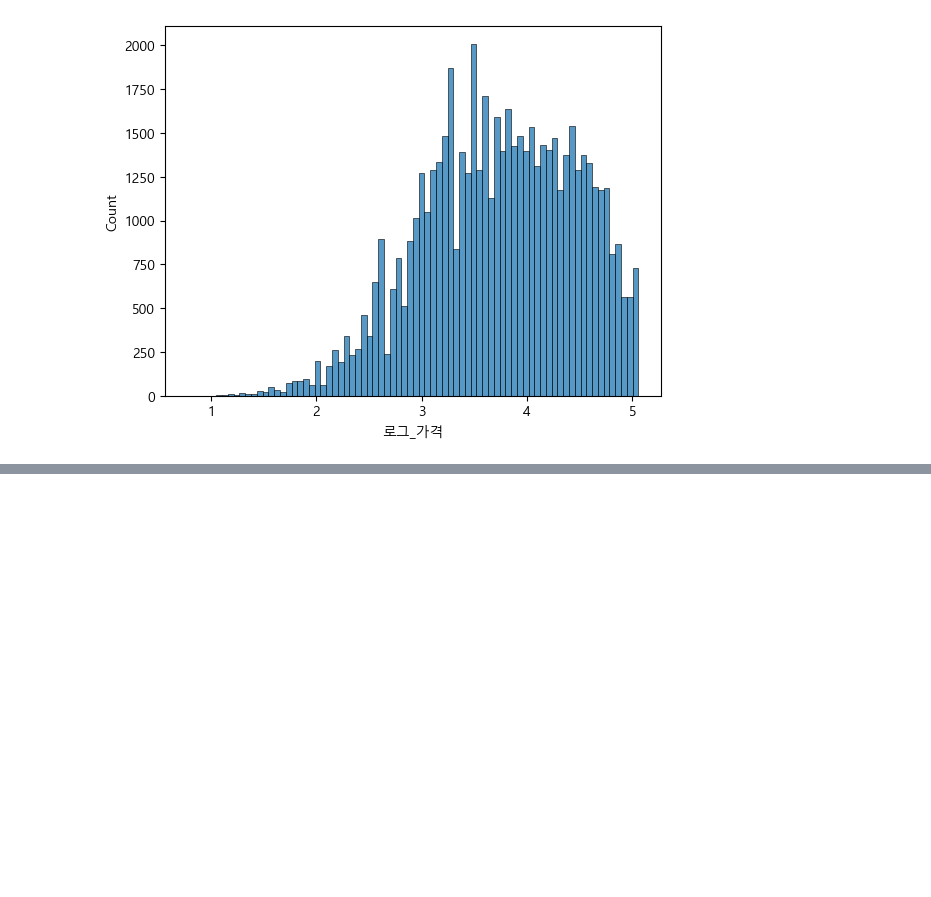
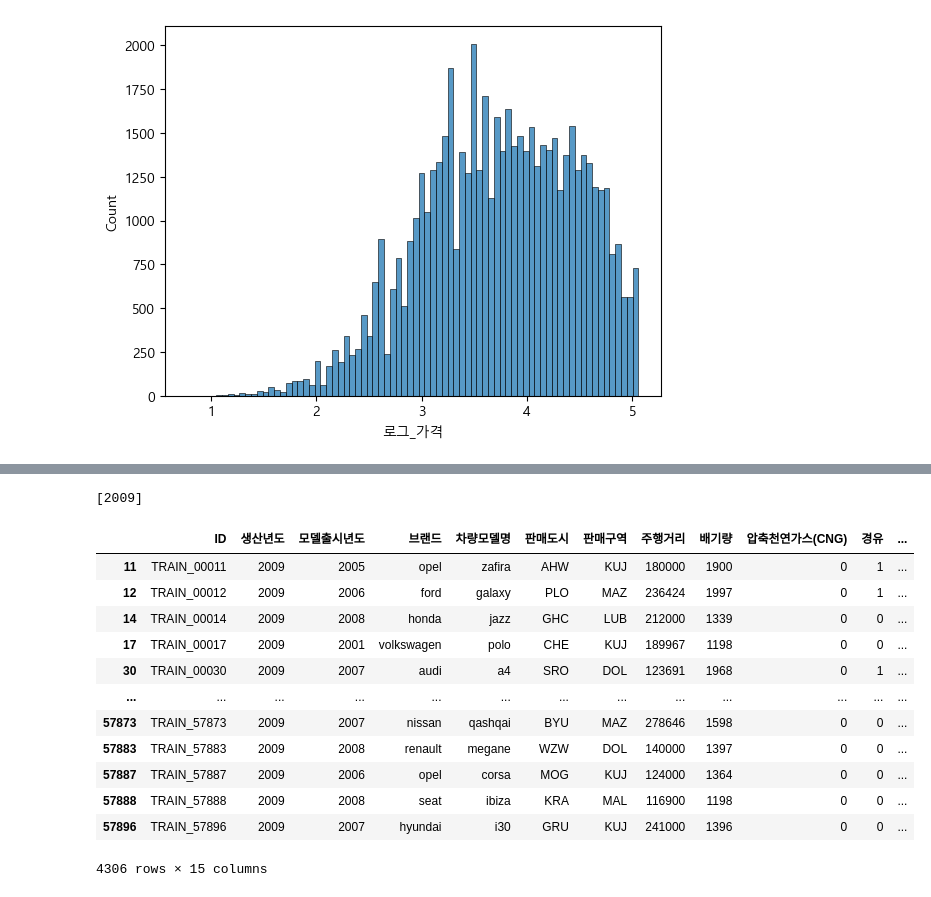
Before and after one commit to woojooc/ML_Car, a Jupyter notebook: jm/dacon/EDA.ipynb, the cells around one changed output, grey strips where cells are left out. Drawn from its saved outputs; the diff is of its cells as text; code cells hidden in the pictures; blank space fills up the shorter version.

```diff
--- a/jm/dacon/EDA.ipynb
+++ b/jm/dacon/EDA.ipynb
@@ -141,0 +162,24 @@ sns.boxplot(x='가격',y='브랜드',data=train_df)
+# %%
+# 상위 1개 연식(생산년도)
+most1_prd = train_df['생산년도'].value_counts().index[:1]
+most1_prd = list(most1_prd)
+most1_prd
+# %% [output]
+[2009]
+# %%
+most1_prd_df = train_df[train_df['생산년도'].isin(most1_prd)]
+most1_prd_df
+# %% [output]
+|  | ID | 생산년도 | 모델출시년도 | 브랜드 | 차량모델명 | 판매도시 | 판매구역 | 주행거리 | 배기량 | 압축천연가스(CNG) | 경유 | ... |
+| 11 | TRAIN_00011 | 2009 | 2005 | opel | zafira | AHW | KUJ | 180000 | 1900 | 0 | 1 | ... |
+| 12 | TRAIN_00012 | 2009 | 2006 | ford | galaxy | PLO | MAZ | 236424 | 1997 | 0 | 1 | ... |
+| 14 | TRAIN_00014 | 2009 | 2008 | honda | jazz | GHC | LUB | 212000 | 1339 | 0 | 0 | ... |
+| 17 | TRAIN_00017 | 2009 | 2001 | volkswagen | polo | CHE | KUJ | 189967 | 1198 | 0 | 0 | ... |
+| 30 | TRAIN_00030 | 2009 | 2007 | audi | a4 | SRO | DOL | 123691 | 1968 | 0 | 1 | ... |
+| ... | ... | ... | ... | ... | ... | ... | ... | ... | ... | ... | ... | ... |
+| 57873 | TRAIN_57873 | 2009 | 2007 | nissan | qashqai | BYU | MAZ | 278646 | 1598 | 0 | 0 | ... |
+| 57883 | TRAIN_57883 | 2009 | 2008 | renault | megane | WZW | DOL | 140000 | 1397 | 0 | 0 | ... |
+| 57887 | TRAIN_57887 | 2009 | 2006 | opel | corsa | MOG | KUJ | 124000 | 1364 | 0 | 0 | ... |
+| 57888 | TRAIN_57888 | 2009 | 2008 | seat | ibiza | KRA | MAL | 116900 | 1198 | 0 | 0 | ... |
+| 57896 | TRAIN_57896 | 2009 | 2007 | hyundai | i30 | GRU | KUJ | 241000 | 1396 | 0 | 0 | ... |
+4306 rows × 15 columns
```
Also changed, not shown: parts of 14 cells of this notebook, 2 other files.
